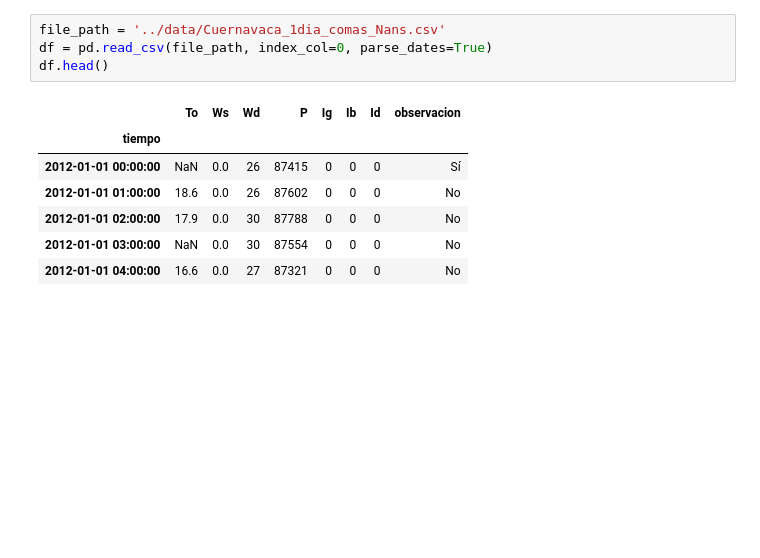
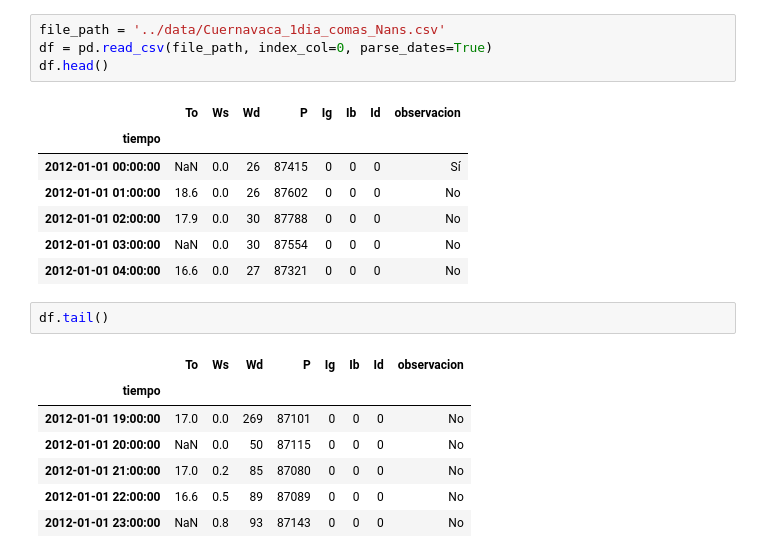
Before and after one commit to hnaranjog/analisis_de_datos, a Jupyter notebook: app/analisis_estadistico.ipynb, the cells around one changed output. Cells and saved outputs as stored; diff of their text form; blank space fills up the shorter version.

```diff
--- a/app/analisis_estadistico.ipynb
+++ b/app/analisis_estadistico.ipynb
@@ -12,3 +12,13 @@ df.head()
 | 2012-01-01 02:00:00 | 17.9 | 0.0 | 30 | 87788 | 0 | 0 | 0 | No |
 | 2012-01-01 03:00:00 | NaN | 0.0 | 30 | 87554 | 0 | 0 | 0 | No |
 | 2012-01-01 04:00:00 | 16.6 | 0.0 | 27 | 87321 | 0 | 0 | 0 | No |
+# %%
+df.tail()
+# %% [output]
+|  | To | Ws | Wd | P | Ig | Ib | Id | observacion |
+| tiempo |  |  |  |  |  |  |  |  |
+| 2012-01-01 19:00:00 | 17.0 | 0.0 | 269 | 87101 | 0 | 0 | 0 | No |
+| 2012-01-01 20:00:00 | NaN | 0.0 | 50 | 87115 | 0 | 0 | 0 | No |
+| 2012-01-01 21:00:00 | 17.0 | 0.2 | 85 | 87080 | 0 | 0 | 0 | No |
+| 2012-01-01 22:00:00 | 16.6 | 0.5 | 89 | 87089 | 0 | 0 | 0 | No |
+| 2012-01-01 23:00:00 | NaN | 0.8 | 93 | 87143 | 0 | 0 | 0 | No |
```
Also changed, not shown: parts of 7 cells of this notebook, 5 other files.
